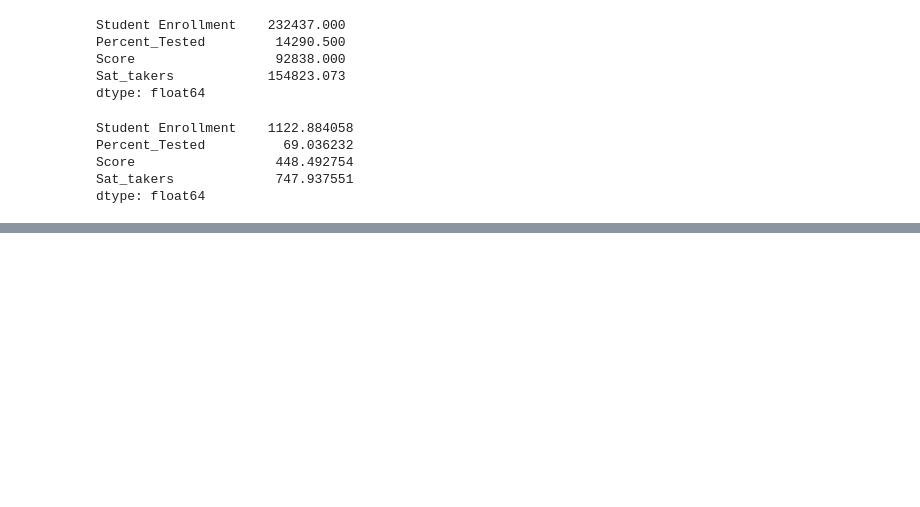
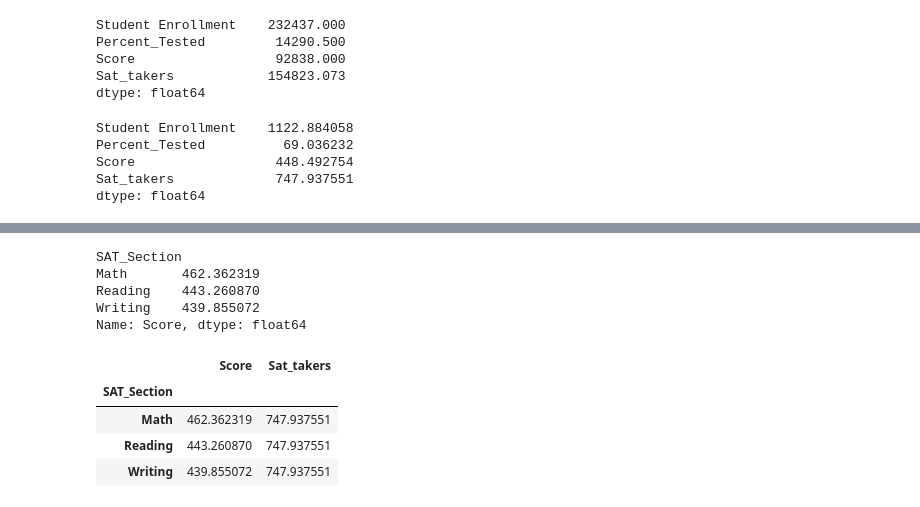
Before and after one commit to junio-firmino/Aprendizado_python, a Jupyter notebook: scores.ipynb, the cells around one changed output, grey strips where cells are left out. Cells and saved outputs as stored; diff of their text form; code cells hidden in the pictures; blank space fills up the shorter version.

```diff
--- a/scores.ipynb
+++ b/scores.ipynb
@@ -377,0 +379,16 @@ dtype: float64
+# %%
+teste.groupby('SAT_Section')['Score'].agg('mean')
+# %% [output]
+SAT_Section
+Math       462.362319
+Reading    443.260870
+Writing    439.855072
+Name: Score, dtype: float64
+# %%
+teste.groupby('SAT_Section')['Score','Sat_takers'].agg('mean')
+# %% [output]
+|  | Score | Sat_takers |
+| SAT_Section |  |  |
+| Math | 462.362319 | 747.937551 |
+| Reading | 443.260870 | 747.937551 |
+| Writing | 439.855072 | 747.937551 |
```
Also changed, not shown: parts of 3 cells of this notebook.
